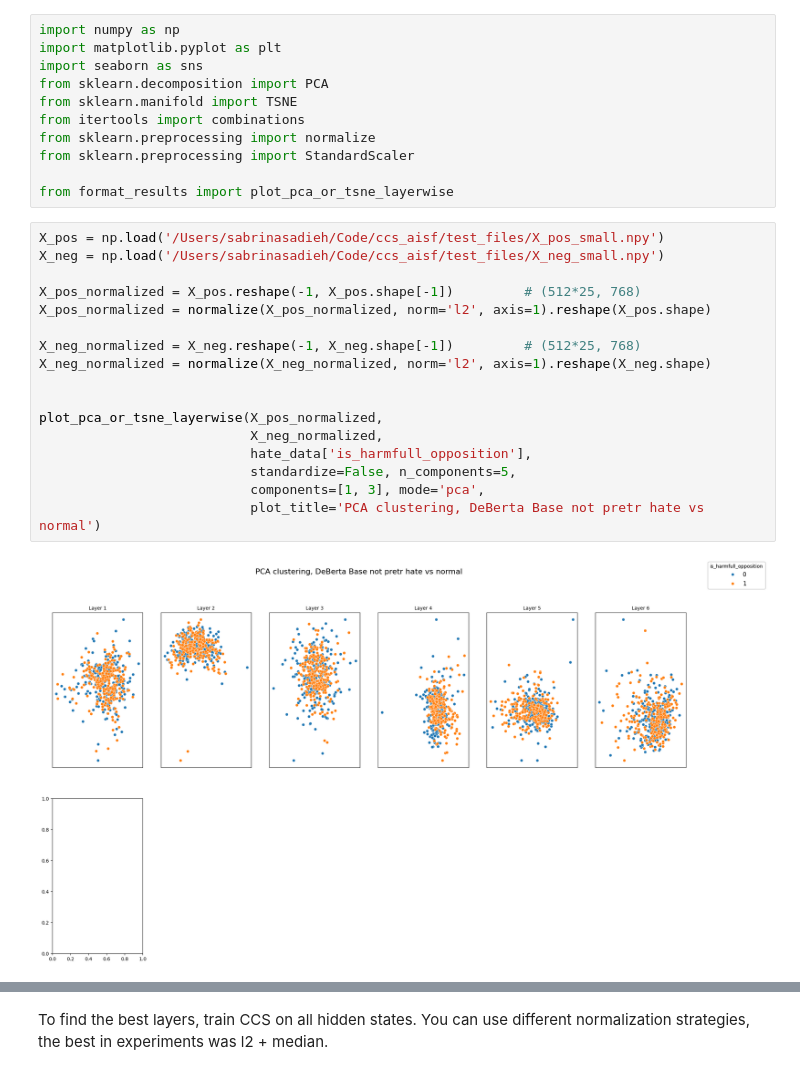
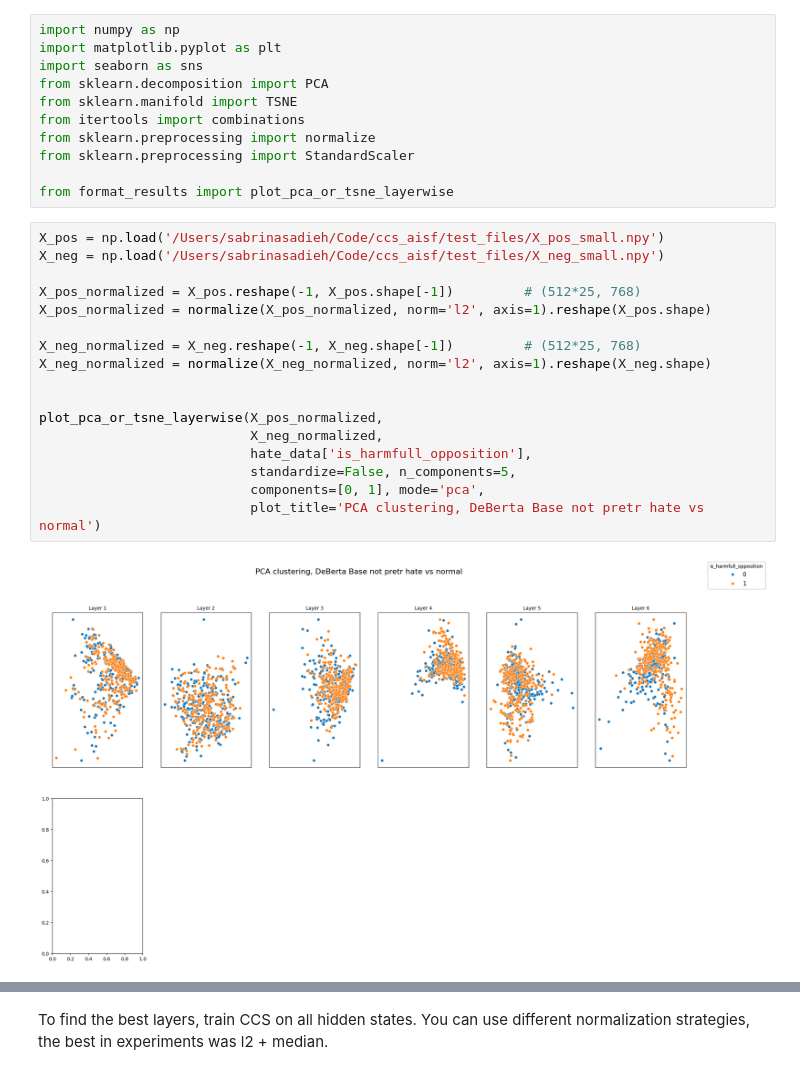
Before and after one commit to SadSabrina/ccs_aisf, a Jupyter notebook: notebooks/Steering_instruction.ipynb, the cells around one changed output, grey strips where cells are left out. Saved outputs shown, nothing was run; the diff lists cells and outputs as text.

```diff
--- a/notebooks/Steering_instruction.ipynb
+++ b/notebooks/Steering_instruction.ipynb
@@ -89,19 +89,19 @@ from format_results import plot_pca_or_tsne_layerwise
 # %%
 X_pos = np.load('/Users/sabrinasadieh/Code/ccs_aisf/test_files/X_pos_small.npy')
 X_neg = np.load('/Users/sabrinasadieh/Code/ccs_aisf/test_files/X_neg_small.npy')
 
 X_pos_normalized = X_pos.reshape(-1, X_pos.shape[-1])         # (512*25, 768)
 X_pos_normalized = normalize(X_pos_normalized, norm='l2', axis=1).reshape(X_pos.shape)
 
 X_neg_normalized = X_neg.reshape(-1, X_neg.shape[-1])         # (512*25, 768)
 X_neg_normalized = normalize(X_neg_normalized, norm='l2', axis=1).reshape(X_neg.shape)
 
 
 plot_pca_or_tsne_layerwise(X_pos_normalized,
                            X_neg_normalized,
                            hate_data['is_harmfull_opposition'],
                            standardize=False, n_components=5,
-                           components=[1, 3], mode='pca',
+                           components=[0, 1], mode='pca',
                            plot_title='PCA clustering, DeBerta Base not pretr hate vs normal')
 # %% [output]
-[figure, old version]
+[figure, new version]
```
Also changed, not shown: parts of 39 cells of this notebook.
